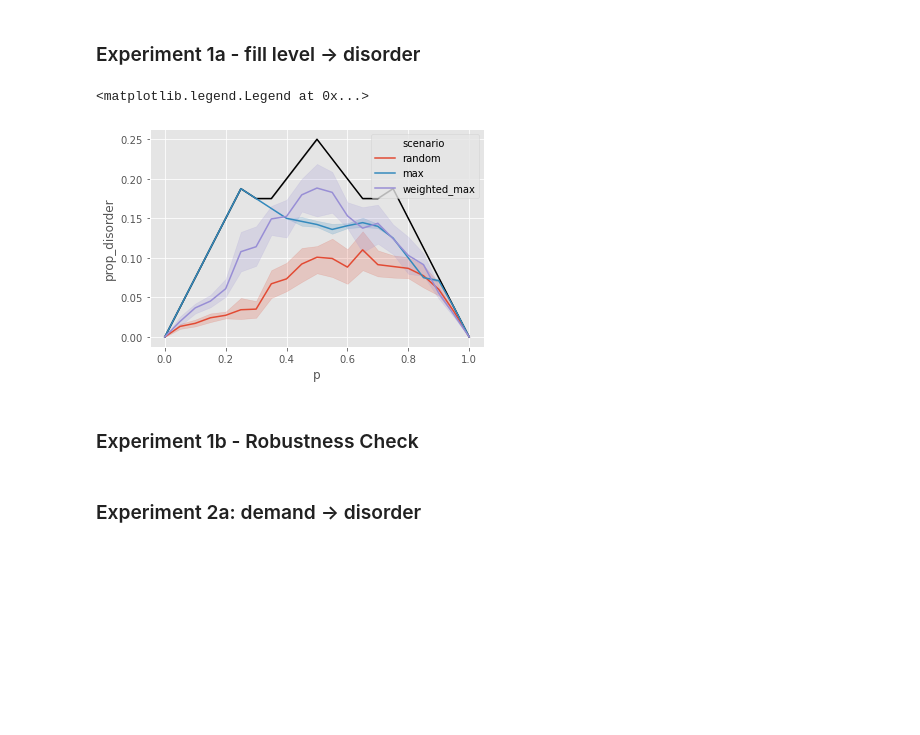
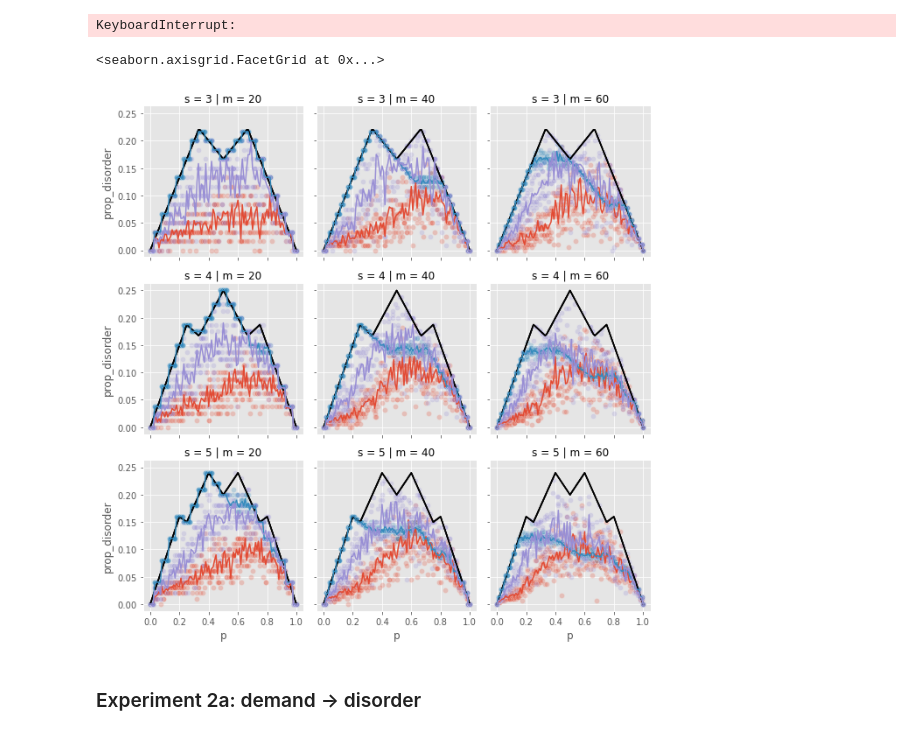
Before and after one commit to mariuzka/MessyStacks, a Jupyter notebook: notebooks/experiment.ipynb, the cells around one changed output. Saved outputs shown, nothing was run; the diff lists cells and outputs as text; code cells hidden in the pictures; blank space fills up the shorter version.

```diff
--- a/notebooks/experiment.ipynb
+++ b/notebooks/experiment.ipynb
@@ -12,3 +15 @@ M = 60
 N_AGENTS = 1000
-# %% [markdown]
-### Experiment 1a - fill level -> disorder
@@ -39,20 +16,10 @@ df_experiment.to_csv("output_data/experiment1a.csv", index=False)
-# %%
-df = pd.read_csv("output_data/experiment1a.csv")
-sns.lineplot(x="p", y="max_prop_disorder", data=df, color="black")
-sns.lineplot(x="p", y="prop_disorder", hue="scenario", data=df)
-plt.legend()
-# %% [output]
-<matplotlib.legend.Legend at 0x...>
-[figure, removed]
-# %% [markdown]
-### Experiment 1b - Robustness Check
 # %%
 params_dict = {
     "s": [S-1, S, S+1],
     "n": [None],
-    "p": list(np.arange(0, 1.01, 0.05)),
-    "m": [M-10, M, M+10],
-    "n_agents": [N_AGENTS-100, N_AGENTS, N_AGENTS+100],
+    "p": list(np.arange(0, 1.01, 0.01)),
+    "m": [M-20, M, M+20],
+    "n_agents": [N_AGENTS],
     "avg_util": [None],
     "n_ticks": [12*60],
     "lending_ticks": [20],
@@ -62,21 +29,26 @@ params_dict = {
     "scenario" : [],
     }
 df_params = pd.concat([
-    ms.create_df_params(ms.add_1_strategy(params_dict, "random")),
-    ms.create_df_params(ms.add_1_strategy(params_dict, "max")),
-    ms.create_df_params(ms.add_1_strategy(params_dict, "weighted_max")),
+    utils.create_df_params(utils.add_1_strategy(params_dict, "random")),
+    utils.create_df_params(utils.add_1_strategy(params_dict, "max")),
+    utils.create_df_params(utils.add_1_strategy(params_dict, "weighted_max")),
     ]).reset_index(drop=True)
 
 # run experiment
-df_experiment = ms.run_experiment(df_params, reps = 8, n_cores = 4)
-df_experiment.to_csv("output_data/experiment1b.csv", index=False)
+df_experiment = utils.run_experiment(df_params, reps = 4, n_cores = 4)
+df_experiment.to_csv(str(src.PATH) + "/data/output/experiment1.csv", index=False)
+# %% [output]
+KeyboardInterrupt:
 # %%
-df_experiment = pd.read_csv("output_data/experiment1a.csv")
+df_experiment = pd.read_csv(str(src.PATH) + "/data/output/experiment1.csv")
 g = sns.FacetGrid(df_experiment, col="m", row = "s", hue="scenario")
 g.map(sns.lineplot, "p", "max_prop_disorder", color="black")
 g.map(sns.scatterplot, "p", "prop_disorder", alpha=0.25)
 g.map(sns.lineplot, "p", "prop_disorder", ci=None)
 # plt.legend()
+# %% [output]
+<seaborn.axisgrid.FacetGrid at 0x...>
+[figure, added]
 # %% [markdown]
 ### Experiment 2a: demand -> disorder
 # %%
```
Also changed, not shown: parts of 5 cells of this notebook, 12 other files.
